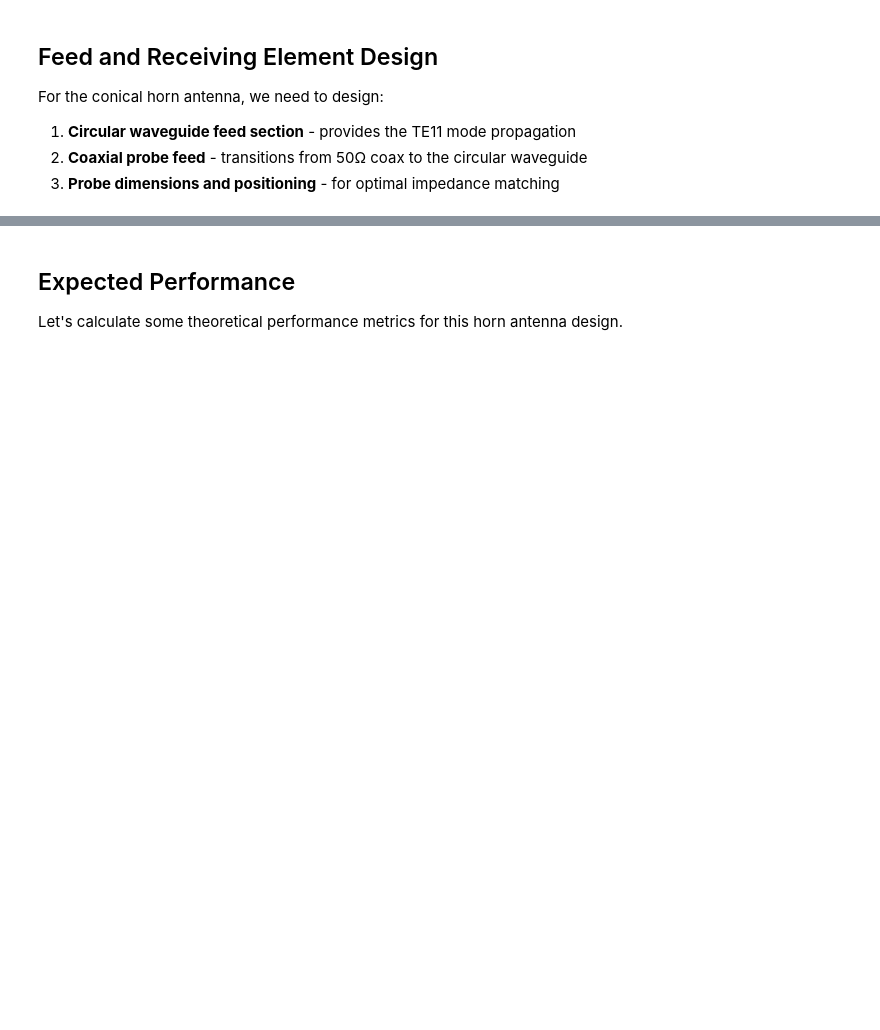
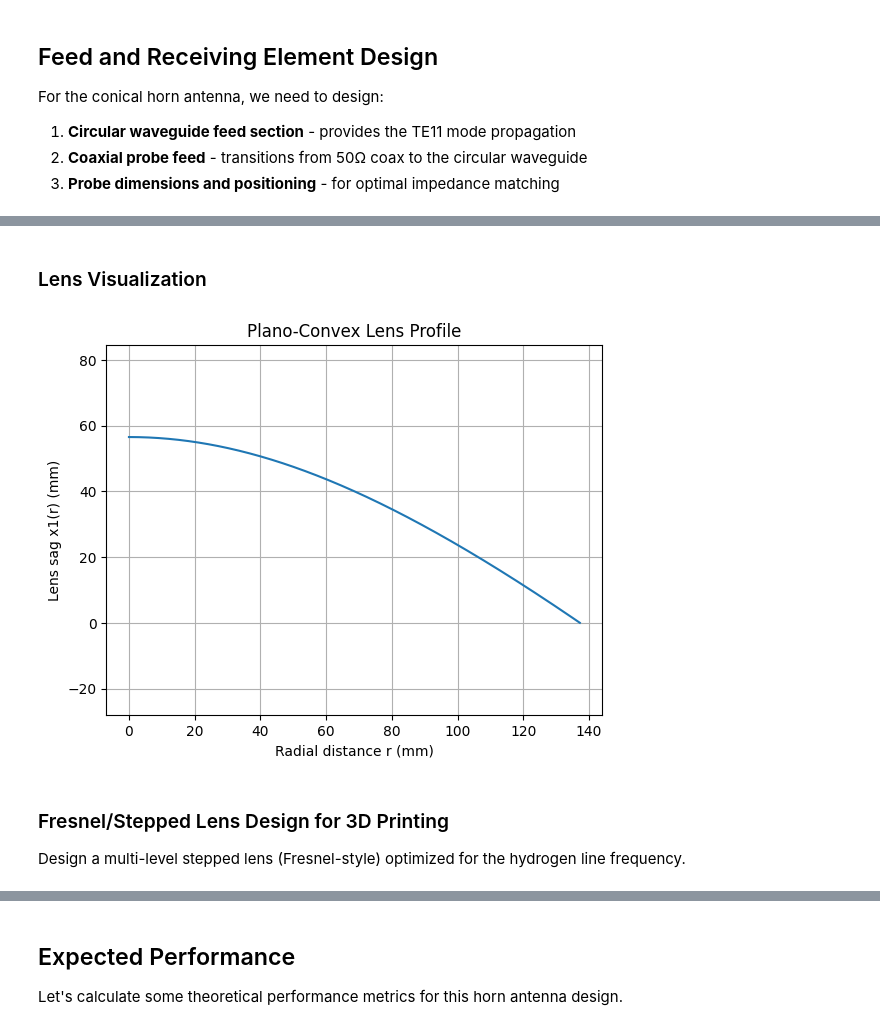
Before and after one commit to RainbowCache/hydrogen-line-horn-antenna, a Jupyter notebook: horn_antenna_design.ipynb, the cells around one changed output, grey strips where cells are left out. Saved outputs shown, nothing was run; the diff lists cells and outputs as text; code cells hidden in the pictures; blank space fills up the shorter version.

```diff
--- a/horn_antenna_design.ipynb
+++ b/horn_antenna_design.ipynb
@@ -738,0 +754,25 @@ plt.show()
+# %%
+pp_eps_r = 2.2 # Relative permittivity of polyproylene
+focal_length_meters = horn_length_meters
+refractive_index = np.sqrt(pp_eps_r)
+plano_convex_r_vals_meters = np.linspace(0, aperture_diameter_meters / 2, 500)
+
+# Solve for x1(r) from the equal optical path condition:
+# sqrt(r^2 + x1^2) = n*x1 + (1 - n)*F
+# Rearranged as a quadratic in x1:
+# (n^2 - 1) x1^2 - 2 n (1 - n) F x1 + ((1-n)^2 F^2 - r^2) = 0
+A = refractive_index**2 - 1
+B = -2 * refractive_index * (1 - refractive_index) * focal_length_meters
+C = ((1 - refractive_index)**2) * (focal_length_meters**2) - plano_convex_r_vals_meters**2
+
+# Quadratic formula
+discriminant = B**2 - 4*A*C
+
+# Computing sagita values.
+# Only take the physical root (positive thickness)
+x1_raw = (-B + np.sqrt(discriminant)) / (2 * A)
+x1_edge = x1_raw[-1]
+plano_convex_sag_vals_meters = x1_edge - x1_raw  # Flip: edge - center gives positive sag
+
+plano_convex_sag_vals_mm = np.multiply(plano_convex_sag_vals_meters, 1e3)
+plano_convex_r_vals_mm = np.multiply(plano_convex_r_vals_meters, 1e3)
@@ -738,0 +797,17 @@ plt.show()
+# %% [markdown]
+### Lens Visualization
+# %%
+plt.figure()
+plt.plot(plano_convex_r_vals_mm, plano_convex_sag_vals_mm)
+plt.xlabel("Radial distance r (mm)")
+plt.ylabel("Lens sag x1(r) (mm)")
+plt.title("Plano-Convex Lens Profile")
+plt.grid(True)
+plt.axis('equal')
+plt.show()
+# %% [output]
+[figure, added]
+# %% [markdown]
+### Fresnel/Stepped Lens Design for 3D Printing
+
+Design a multi-level stepped lens (Fresnel-style) optimized for the hydrogen line frequency.
```
Also changed, not shown: parts of 21 cells of this notebook.
